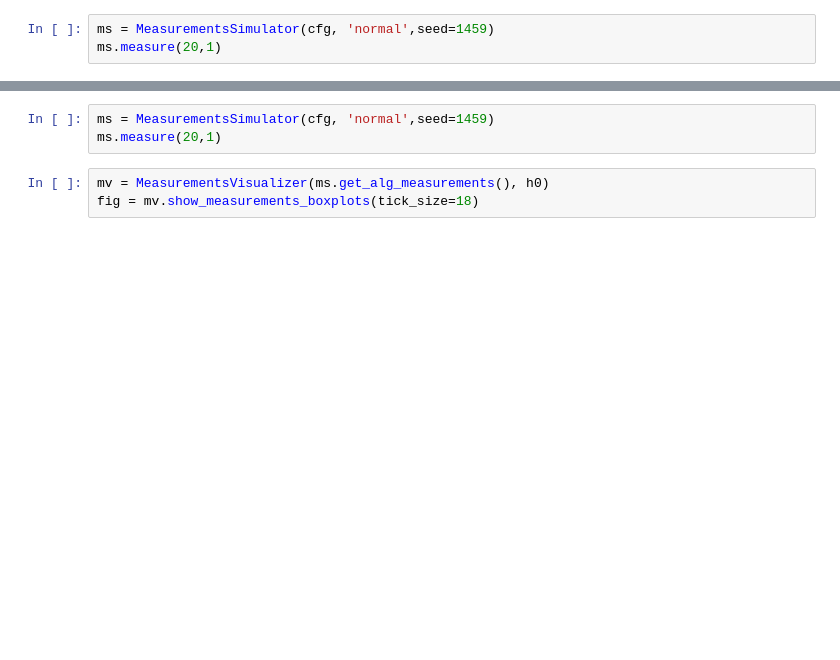
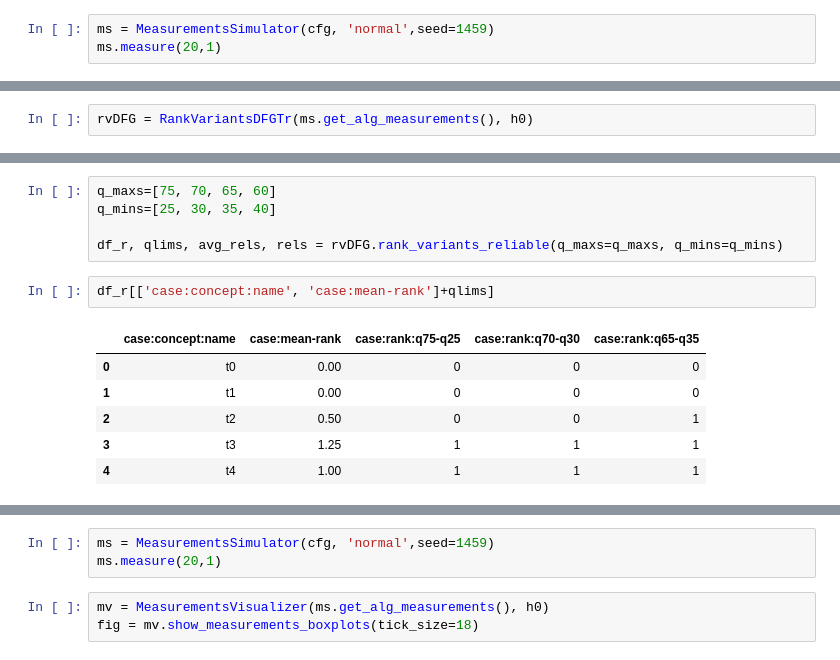
Before and after one commit to HPAC/PartialRanker, a Jupyter notebook: examples/experiments/Partial-Ranking/alpha-counter-eg.ipynb, the cells around one changed output, grey strips where cells are left out. Drawn from its saved outputs; the diff is of its cells as text; blank space fills up the shorter version.

```diff
--- a/examples/experiments/Partial-Ranking/alpha-counter-eg.ipynb
+++ b/examples/experiments/Partial-Ranking/alpha-counter-eg.ipynb
@@ -23,0 +59,2 @@ fig.savefig("counter-1.pdf", format="pdf", bbox_inches="tight")
+# %%
+rvDFG = RankVariantsDFGTr(ms.get_alg_measurements(), h0)
@@ -23,0 +70,14 @@ fig.savefig("counter-1.pdf", format="pdf", bbox_inches="tight")
+# %%
+q_maxs=[75, 70, 65, 60]
+q_mins=[25, 30, 35, 40]
+
+df_r, qlims, avg_rels, rels = rvDFG.rank_variants_reliable(q_maxs=q_maxs, q_mins=q_mins)
+# %%
+df_r[['case:concept:name', 'case:mean-rank']+qlims]
+# %% [output]
+|  | case:concept:name | case:mean-rank | case:rank:q75-q25 | case:rank:q70-q30 | case:rank:q65-q35 |
+| 0 | t0 | 0.00 | 0 | 0 | 0 |
+| 1 | t1 | 0.00 | 0 | 0 | 0 |
+| 2 | t2 | 0.50 | 0 | 0 | 1 |
+| 3 | t3 | 1.25 | 1 | 1 | 1 |
+| 4 | t4 | 1.00 | 1 | 1 | 1 |
```
Also changed, not shown: parts of 21 cells of this notebook, 23 other files.
